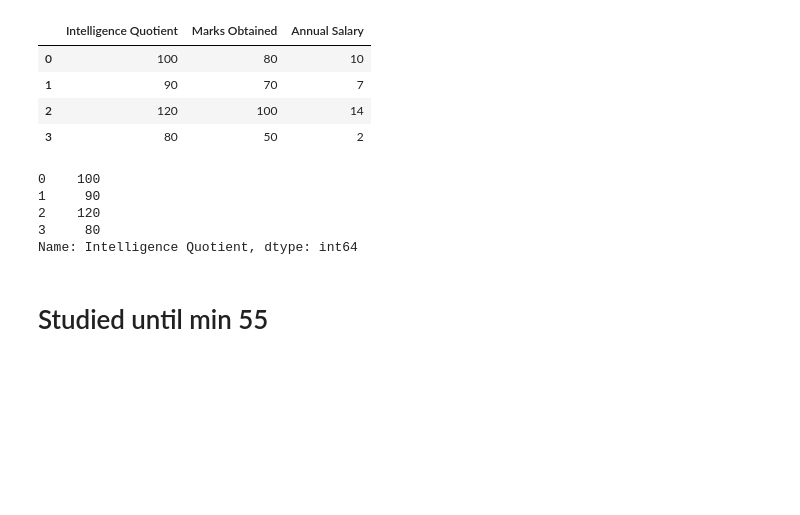
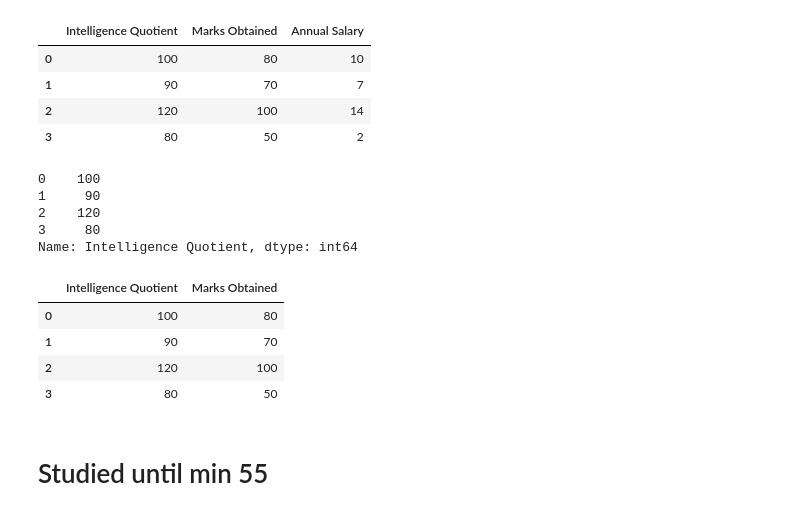
Before and after one commit to arsal3646/Python_Projects, a Jupyter notebook: CampusX_Data_Science_Course/017_Pandas_DataFrame.ipynb, the cells around one changed output. Drawn from its saved outputs; the diff is of its cells as text; code cells hidden in the pictures; blank space fills up the shorter version.

```diff
--- a/CampusX_Data_Science_Course/017_Pandas_DataFrame.ipynb
+++ b/CampusX_Data_Science_Course/017_Pandas_DataFrame.ipynb
@@ -565,3 +565,13 @@ students_df['Intelligence Quotient']
 2    120
 3     80
 Name: Intelligence Quotient, dtype: int64
+# %%
+# how to fetch multiple columns from a DataFrame
+
+students_df[['Intelligence Quotient', 'Marks Obtained']]
+# %% [output]
+|  | Intelligence Quotient | Marks Obtained |
+| 0 | 100 | 80 |
+| 1 | 90 | 70 |
+| 2 | 120 | 100 |
+| 3 | 80 | 50 |
```
Also changed, not shown: parts of 5 cells of this notebook.
